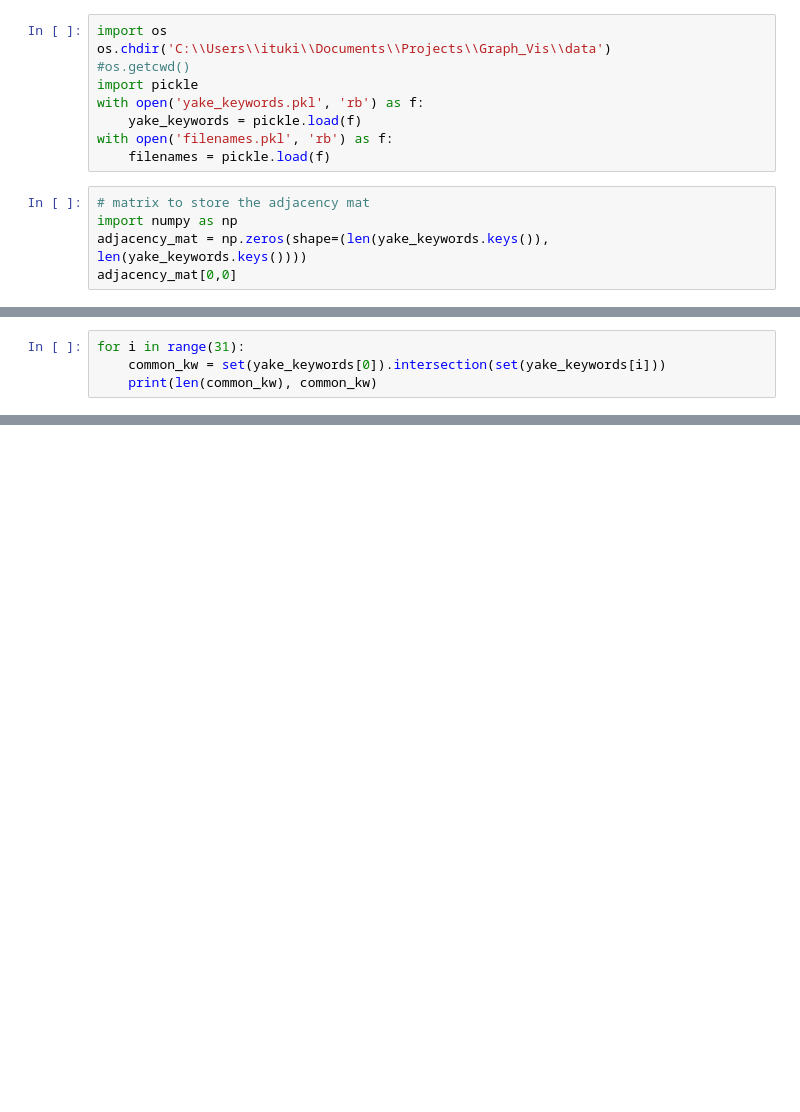
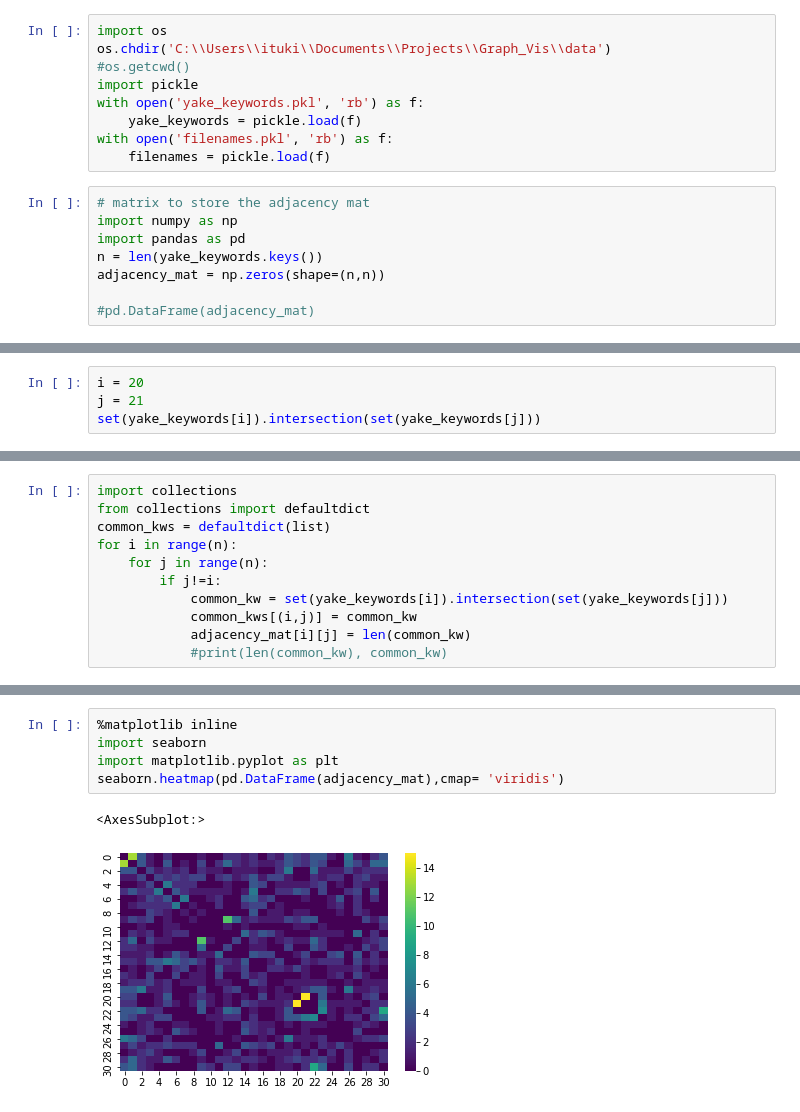
Before and after one commit to SUKI-O/NLP, a Jupyter notebook: adjacency_matrix.ipynb, the cells around one changed output, grey strips where cells are left out. Saved outputs shown, nothing was run; the diff lists cells and outputs as text; blank space fills up the shorter version.

Commit message:
update common-freq word graph

```diff
--- a/adjacency_matrix.ipynb
+++ b/adjacency_matrix.ipynb
@@ -15,5 +15,8 @@ with open('filenames.pkl', 'rb') as f:
 # %%
 # matrix to store the adjacency mat
 import numpy as np
-adjacency_mat = np.zeros(shape=(len(yake_keywords.keys()), len(yake_keywords.keys())))
-adjacency_mat[0,0]
+import pandas as pd
+n = len(yake_keywords.keys())
+adjacency_mat = np.zeros(shape=(n,n))
+
+#pd.DataFrame(adjacency_mat)
@@ -21,0 +23,4 @@ adjacency_mat[0,0]
+# %%
+i = 20
+j = 21
+set(yake_keywords[i]).intersection(set(yake_keywords[j]))
@@ -22,4 +43,11 @@ adjacency_mat[0,0]
 # %%
-for i in range(31):
-    common_kw = set(yake_keywords[0]).intersection(set(yake_keywords[i]))
-    print(len(common_kw), common_kw)
+import collections
+from collections import defaultdict
+common_kws = defaultdict(list)
+for i in range(n):
+    for j in range(n):
+        if j!=i:
+            common_kw = set(yake_keywords[i]).intersection(set(yake_keywords[j]))
+            common_kws[(i,j)] = common_kw
+            adjacency_mat[i][j] = len(common_kw)
+            #print(len(common_kw), common_kw)
@@ -43,0 +75,8 @@ for i in range(31):
+# %%
+%matplotlib inline
+import seaborn
+import matplotlib.pyplot as plt
+seaborn.heatmap(pd.DataFrame(adjacency_mat),cmap= 'viridis')
+# %% [output]
+<AxesSubplot:>
+[figure, added]
```
Also changed, not shown: parts of 10 cells of this notebook.
